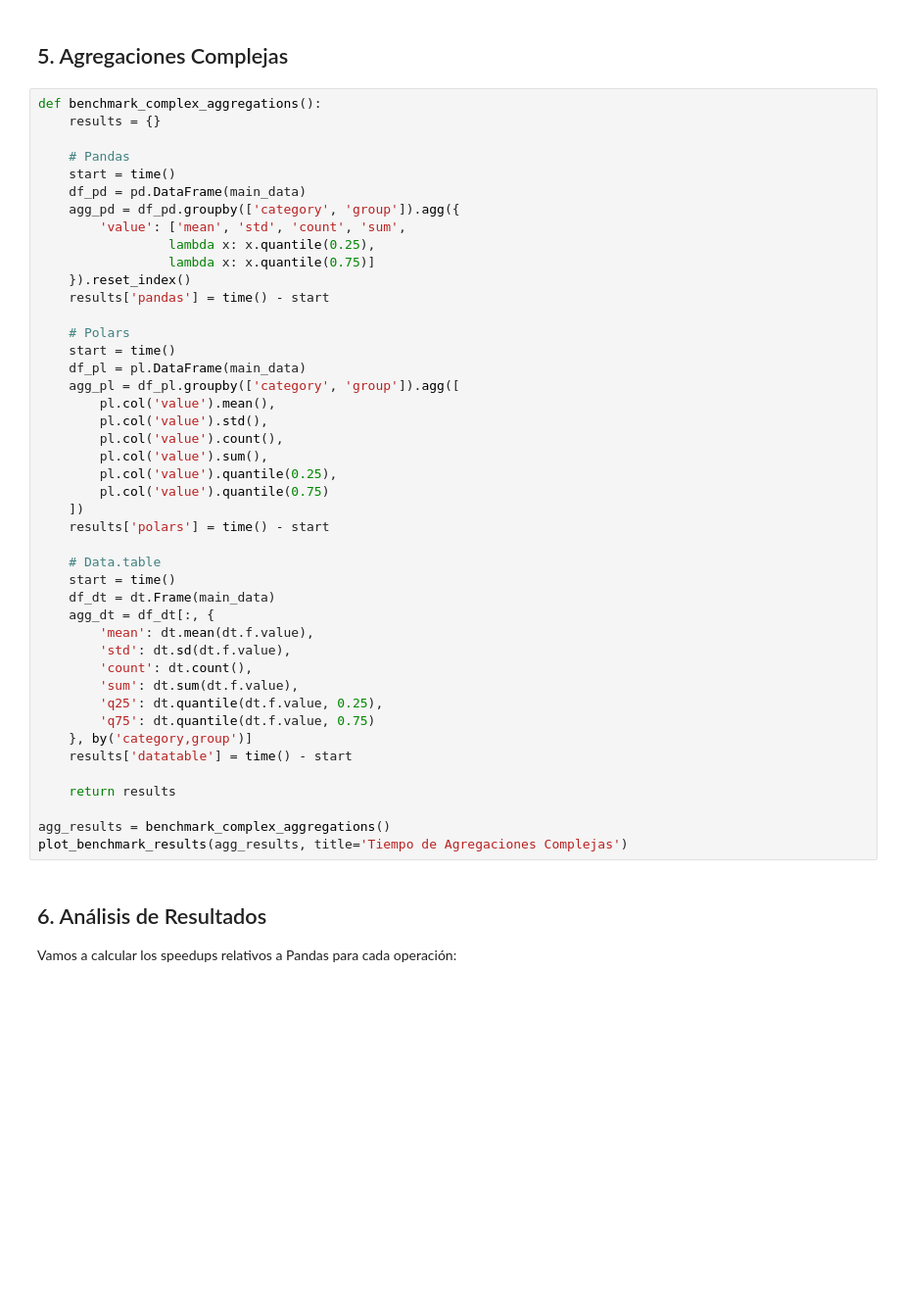
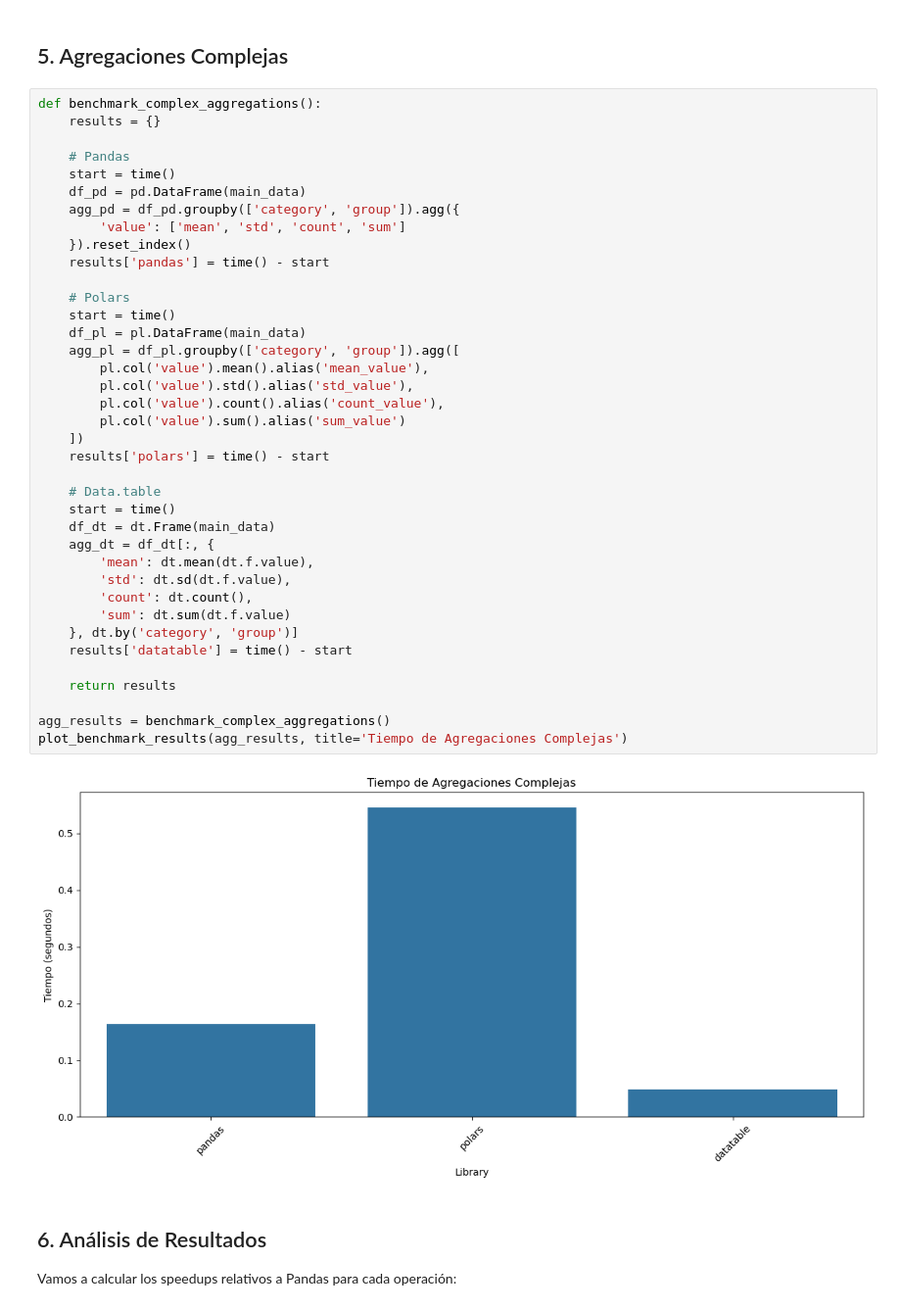
Before and after one commit to jordanvt18/python-data-processing-benchmark, a Jupyter notebook: notebooks/02_advanced-operations-notebook.ipynb, the cells around one changed output. Shown: that part at 98% size. Drawn from its saved outputs; the diff is of its cells as text; blank space fills up the shorter version.

```diff
--- a/notebooks/02_advanced-operations-notebook.ipynb
+++ b/notebooks/02_advanced-operations-notebook.ipynb
@@ -163,46 +211,42 @@ plot_benchmark_results(pivot_results, title='Tiempo de Operaciones Pivot')
 def benchmark_complex_aggregations():
     results = {}
 
     # Pandas
     start = time()
     df_pd = pd.DataFrame(main_data)
     agg_pd = df_pd.groupby(['category', 'group']).agg({
-        'value': ['mean', 'std', 'count', 'sum',
-                 lambda x: x.quantile(0.25),
-                 lambda x: x.quantile(0.75)]
+        'value': ['mean', 'std', 'count', 'sum']
     }).reset_index()
     results['pandas'] = time() - start
 
     # Polars
     start = time()
     df_pl = pl.DataFrame(main_data)
     agg_pl = df_pl.groupby(['category', 'group']).agg([
-        pl.col('value').mean(),
-        pl.col('value').std(),
-        pl.col('value').count(),
-        pl.col('value').sum(),
-        pl.col('value').quantile(0.25),
-        pl.col('value').quantile(0.75)
+        pl.col('value').mean().alias('mean_value'),
+        pl.col('value').std().alias('std_value'),
+        pl.col('value').count().alias('count_value'),
+        pl.col('value').sum().alias('sum_value')
     ])
     results['polars'] = time() - start
 
     # Data.table
     start = time()
     df_dt = dt.Frame(main_data)
     agg_dt = df_dt[:, {
         'mean': dt.mean(dt.f.value),
         'std': dt.sd(dt.f.value),
         'count': dt.count(),
-        'sum': dt.sum(dt.f.value),
-        'q25': dt.quantile(dt.f.value, 0.25),
-        'q75': dt.quantile(dt.f.value, 0.75)
-    }, by('category,group')]
+        'sum': dt.sum(dt.f.value)
+    }, dt.by('category', 'group')]
     results['datatable'] = time() - start
 
     return results
 
 agg_results = benchmark_complex_aggregations()
 plot_benchmark_results(agg_results, title='Tiempo de Agregaciones Complejas')
+# %% [output]
+[figure, added]
 # %% [markdown]
 ## 6. Análisis de Resultados
 
```
Also changed, not shown: parts of 5 cells of this notebook, 10 other files.
